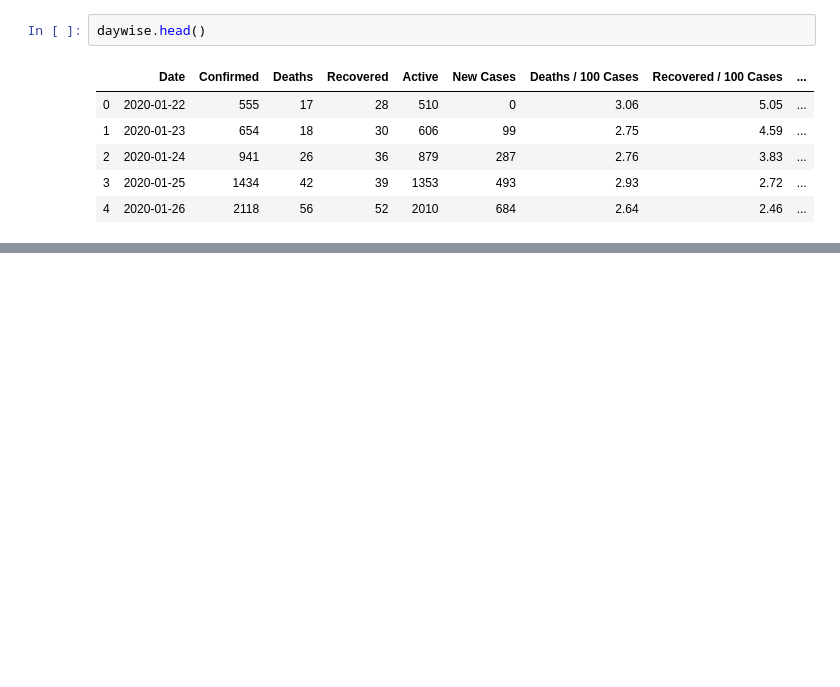
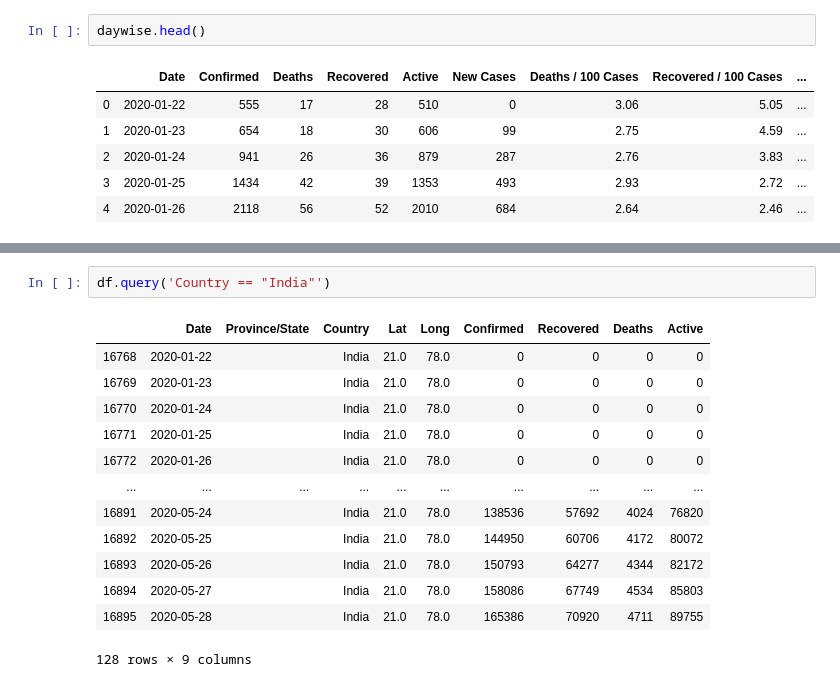
Before and after one commit to Madhav-Somanath/Covid19EDA, a Jupyter notebook: Covid-19-EDA.ipynb, the cells around one changed output, grey strips where cells are left out. Drawn from its saved outputs; the diff is of its cells as text; blank space fills up the shorter version.

```diff
--- a/Covid-19-EDA.ipynb
+++ b/Covid-19-EDA.ipynb
@@ -115,0 +161,16 @@ daywise.head()
+# %%
+df.query('Country == "India"')
+# %% [output]
+|  | Date | Province/State | Country | Lat | Long | Confirmed | Recovered | Deaths | Active |
+| 16768 | 2020-01-22 |  | India | 21.0 | 78.0 | 0 | 0 | 0 | 0 |
+| 16769 | 2020-01-23 |  | India | 21.0 | 78.0 | 0 | 0 | 0 | 0 |
+| 16770 | 2020-01-24 |  | India | 21.0 | 78.0 | 0 | 0 | 0 | 0 |
+| 16771 | 2020-01-25 |  | India | 21.0 | 78.0 | 0 | 0 | 0 | 0 |
+| 16772 | 2020-01-26 |  | India | 21.0 | 78.0 | 0 | 0 | 0 | 0 |
+| ... | ... | ... | ... | ... | ... | ... | ... | ... | ... |
+| 16891 | 2020-05-24 |  | India | 21.0 | 78.0 | 138536 | 57692 | 4024 | 76820 |
+| 16892 | 2020-05-25 |  | India | 21.0 | 78.0 | 144950 | 60706 | 4172 | 80072 |
+| 16893 | 2020-05-26 |  | India | 21.0 | 78.0 | 150793 | 64277 | 4344 | 82172 |
+| 16894 | 2020-05-27 |  | India | 21.0 | 78.0 | 158086 | 67749 | 4534 | 85803 |
+| 16895 | 2020-05-28 |  | India | 21.0 | 78.0 | 165386 | 70920 | 4711 | 89755 |
+128 rows × 9 columns
```
Also changed, not shown: parts of 10 cells of this notebook.
